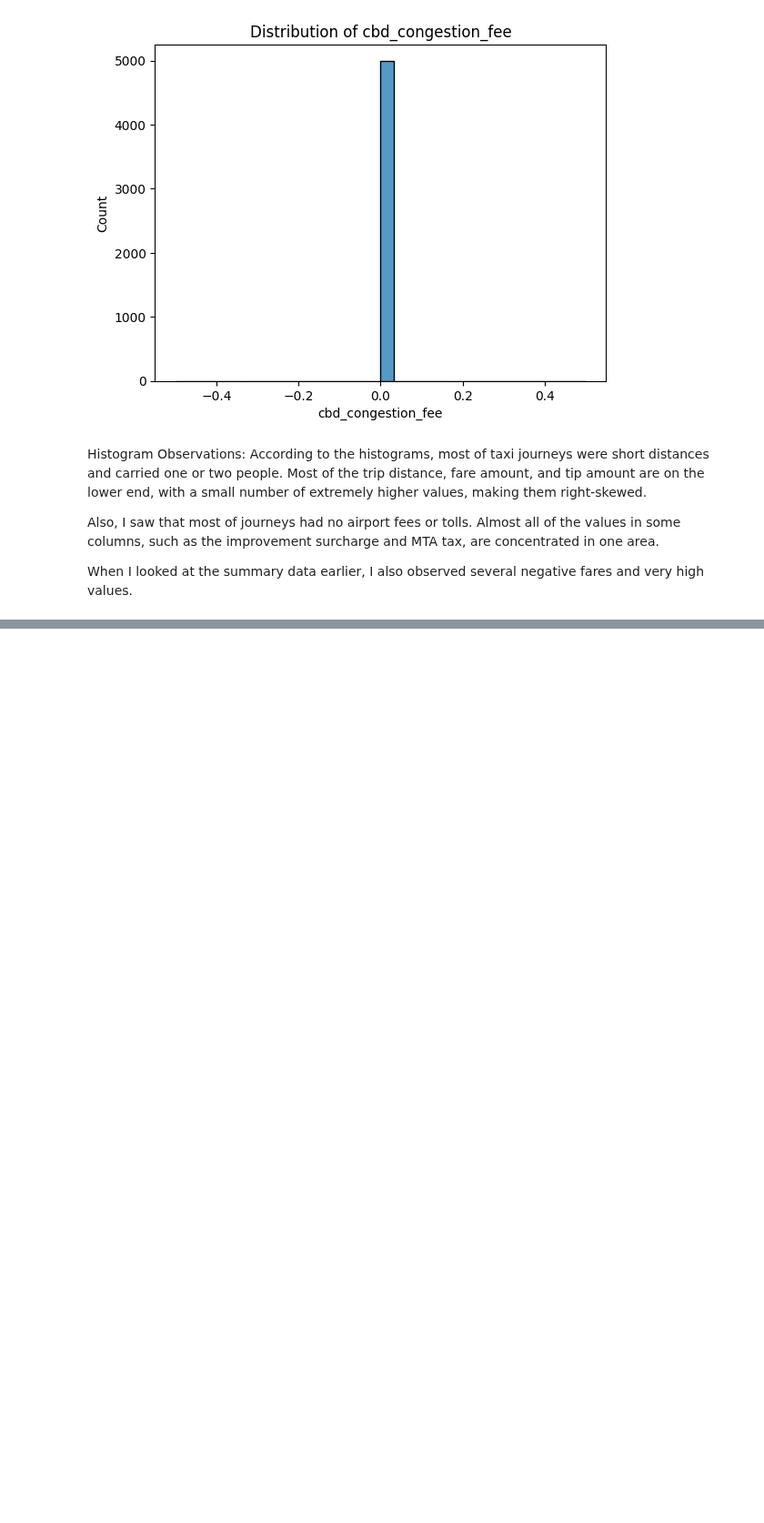
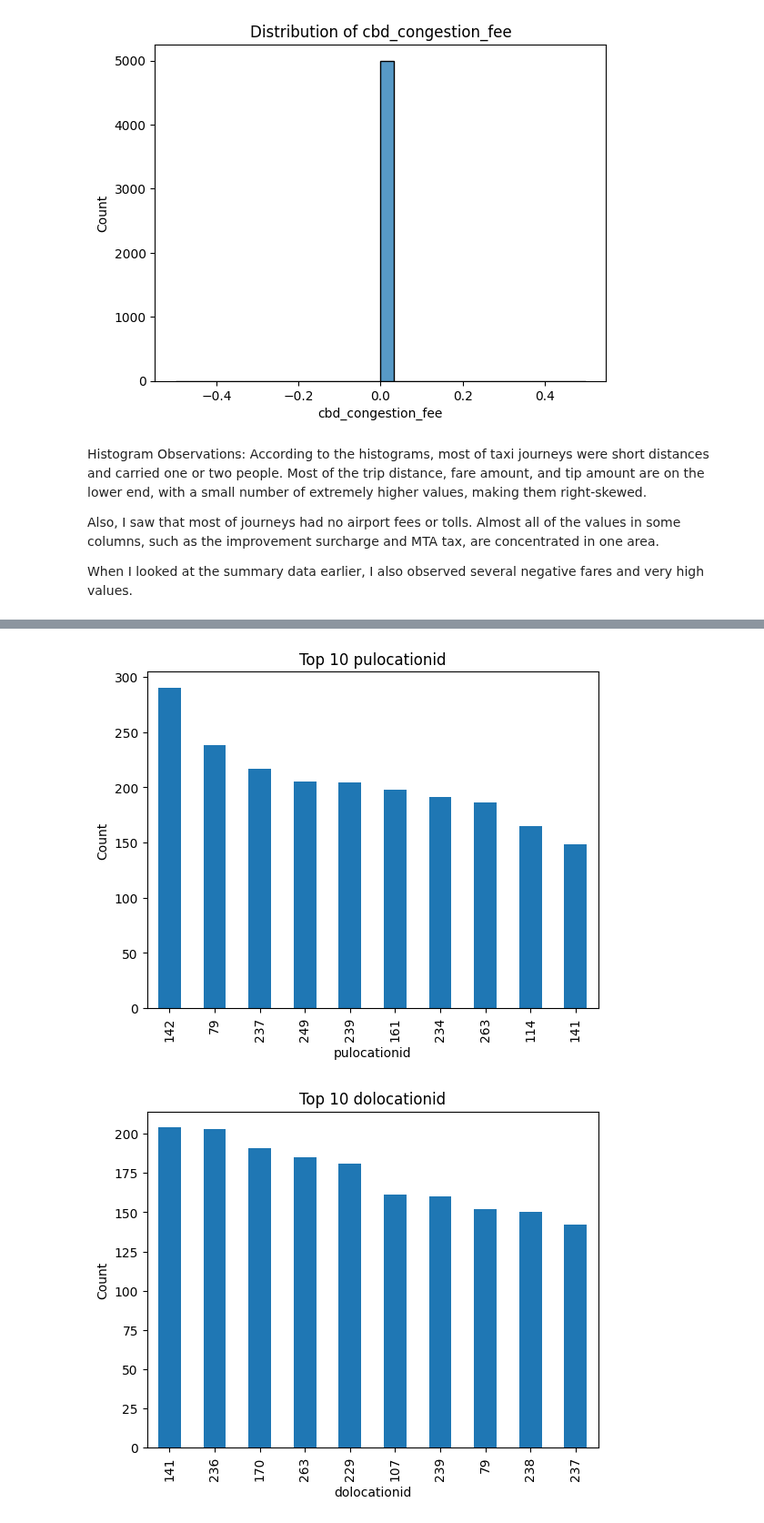
Before and after one commit to tasm3/cs460-data-scienc, a Jupyter notebook: nyc_taxi_eda.ipynb, the cells around one changed output, grey strips where cells are left out. Shown at 91% size. Cells and saved outputs as stored; diff of their text form; code cells hidden in the pictures; blank space fills up the shorter version.

```diff
--- a/nyc_taxi_eda.ipynb
+++ b/nyc_taxi_eda.ipynb
@@ -219,0 +234,10 @@ When I looked at the summary data earlier, I also observed several negative fare
+# %%
+for col in ["pulocationid", "dolocationid"]:
+    taxi[col].value_counts().head(10).plot(kind="bar")
+    plt.title("Top 10 " + col)
+    plt.xlabel(col)
+    plt.ylabel("Count")
+    plt.show()
+# %% [output]
+[figure, added]
+[figure, added]
```
Also changed, not shown: parts of 4 cells of this notebook.
